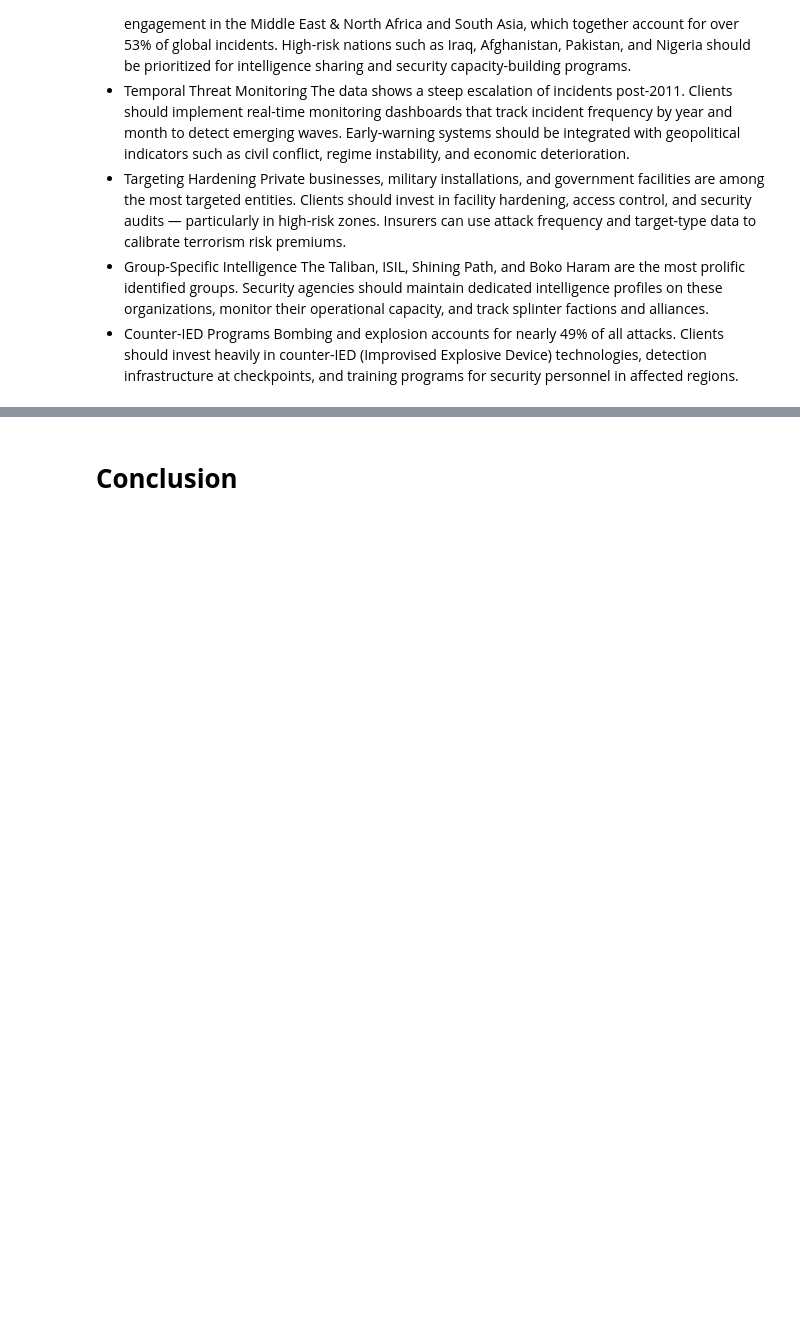
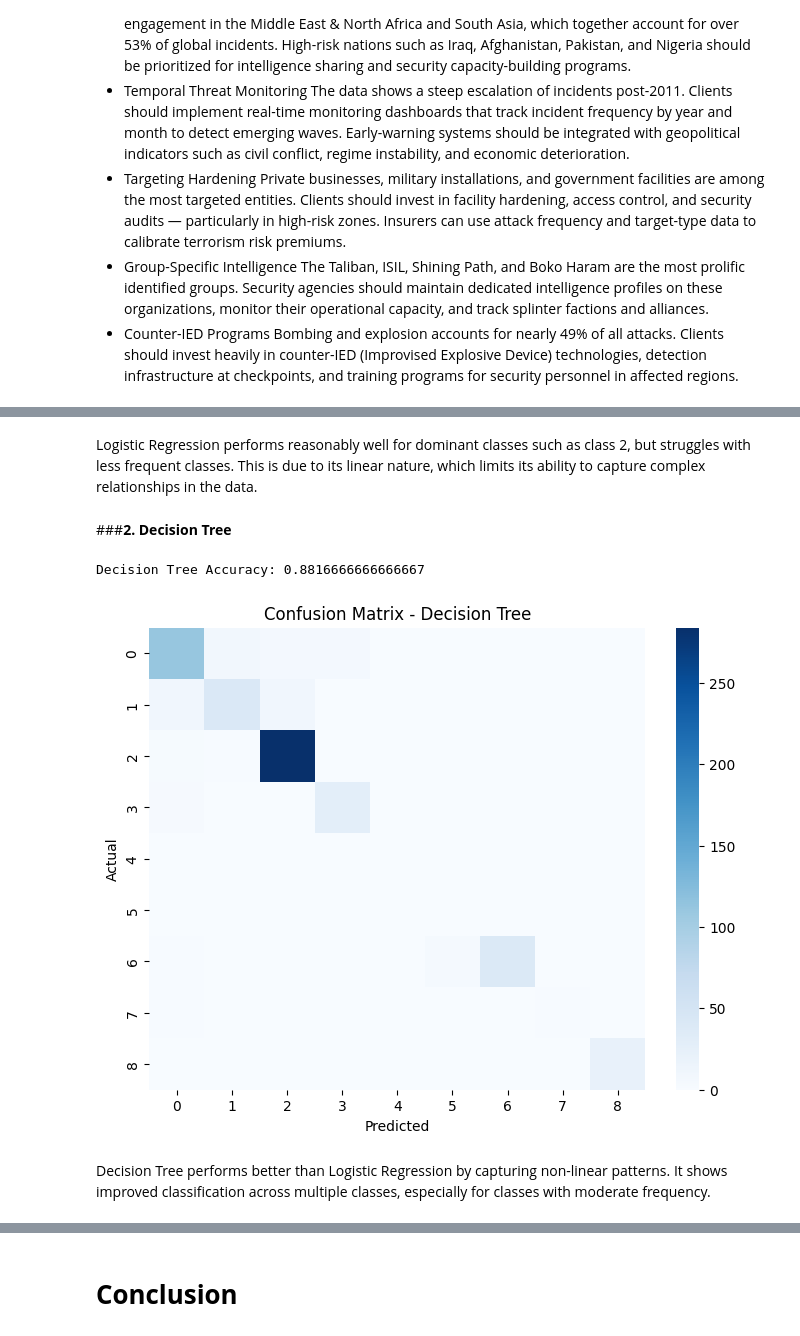
Before and after one commit to DivyankBaluni/Global-Terrorism-Analysis-and-ML, a Jupyter notebook: global_terrorism_analysis_ml.ipynb, the cells around one changed output, grey strips where cells are left out. Drawn from its saved outputs; the diff is of its cells as text; code cells hidden in the pictures; blank space fills up the shorter version.

```diff
--- a/global_terrorism_analysis_ml.ipynb
+++ b/global_terrorism_analysis_ml.ipynb
@@ -1374,0 +1421,31 @@ checkpoints, and training programs for security personnel in affected regions.
+# %% [markdown]
+Logistic Regression performs reasonably well for dominant classes such as class 2, but struggles with less frequent classes. This is due to its linear nature, which limits its ability to capture complex relationships in the data.
+# %% [markdown]
+###**2. Decision Tree**
+# %%
+from sklearn.tree import DecisionTreeClassifier
+
+model_dt = DecisionTreeClassifier(max_depth=10, random_state=42)
+
+model_dt.fit(X_train, y_train)
+
+y_pred_dt = model_dt.predict(X_test)
+
+print("Decision Tree Accuracy:", accuracy_score(y_test, y_pred_dt))
+# %% [output]
+Decision Tree Accuracy: 0.8816666666666667
+# %%
+# Confusion Matrix
+from sklearn.metrics import confusion_matrix
+cm_dt = confusion_matrix(y_test, y_pred_dt)
+
+plt.figure(figsize=(8,6))
+sns.heatmap(cm_dt, cmap='Blues')
+plt.title("Confusion Matrix - Decision Tree")
+plt.xlabel("Predicted")
+plt.ylabel("Actual")
+plt.show()
+# %% [output]
+[figure, added]
+# %% [markdown]
+Decision Tree performs better than Logistic Regression by capturing non-linear patterns. It shows improved classification across multiple classes, especially for classes with moderate frequency.
```
Also changed, not shown: parts of 36 cells of this notebook.
